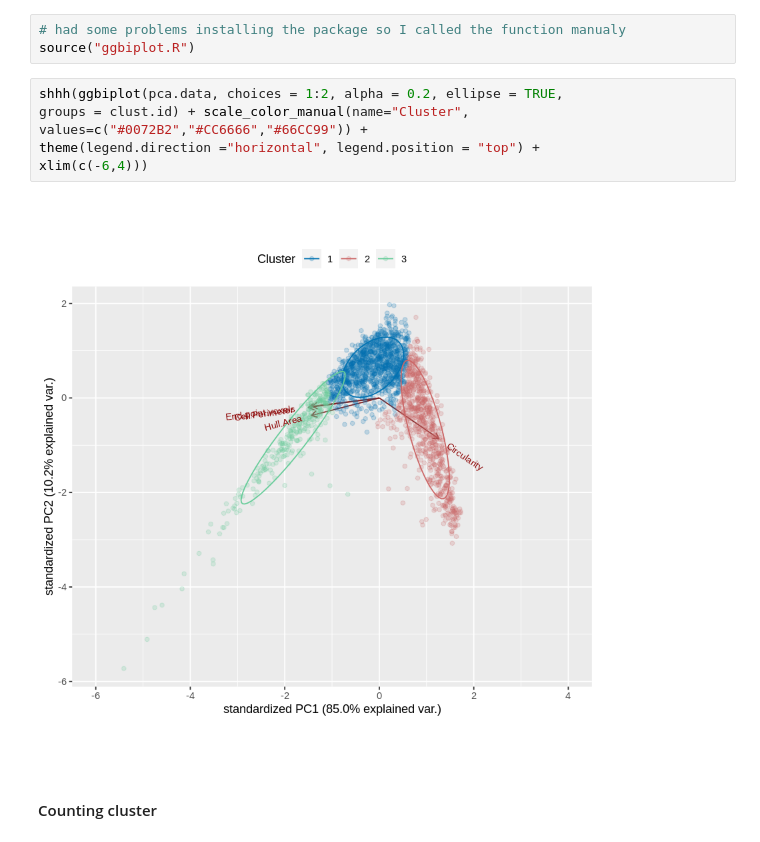
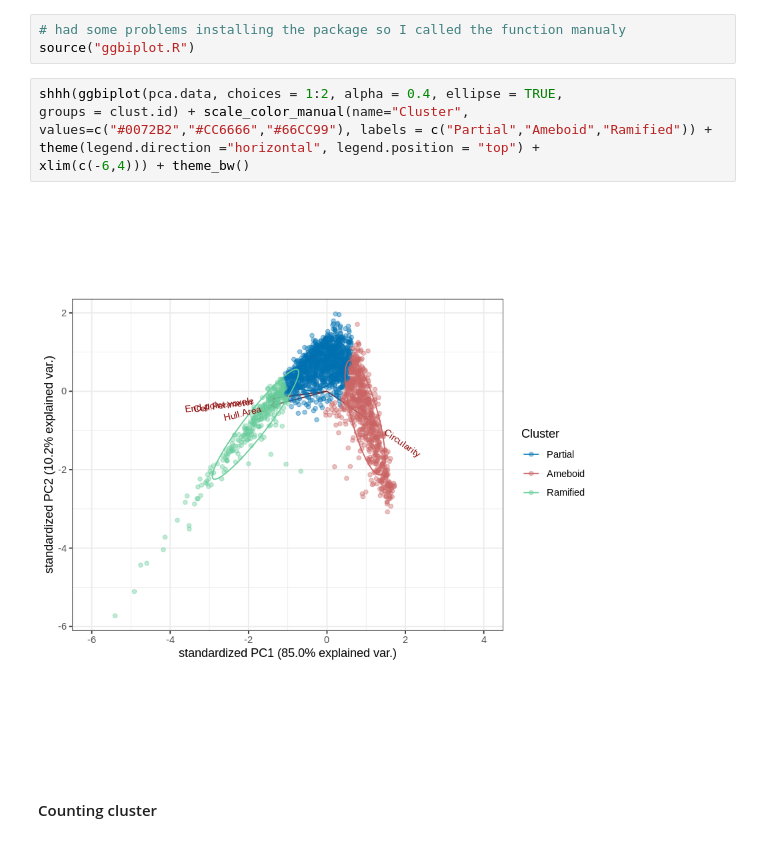
Before and after one commit to caio-isaias/laser-anoxia, a Jupyter notebook: microglia-morphology/data-processing/unsupervised-ml-analysis/_h/pca-and-hc.ipynb, the cells around one changed output. Drawn from its saved outputs; the diff is of its cells as text.

```diff
--- a/microglia-morphology/data-processing/unsupervised-ml-analysis/_h/pca-and-hc.ipynb
+++ b/microglia-morphology/data-processing/unsupervised-ml-analysis/_h/pca-and-hc.ipynb
@@ -77,13 +111,13 @@ integer(0)
 # had some problems installing the package so I called the function manualy
 source("ggbiplot.R")
 # %%
-shhh(ggbiplot(pca.data, choices = 1:2, alpha = 0.2, ellipse = TRUE,
+shhh(ggbiplot(pca.data, choices = 1:2, alpha = 0.4, ellipse = TRUE,
 groups = clust.id) + scale_color_manual(name="Cluster",
-values=c("#0072B2","#CC6666","#66CC99")) +
+values=c("#0072B2","#CC6666","#66CC99"), labels = c("Partial","Ameboid","Ramified")) +
 theme(legend.direction ="horizontal", legend.position = "top") +
-xlim(c(-6,4)))
+xlim(c(-6,4))) + theme_bw()
 # %% [output]
-[figure, old version]
+[figure, new version]
 # %% [markdown]
 #### Counting cluster
 # %%
```
Also changed, not shown: parts of 8 cells of this notebook, 10 other files.
